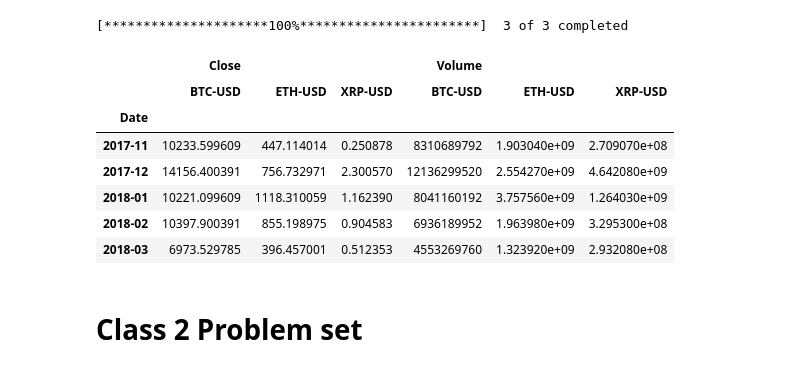
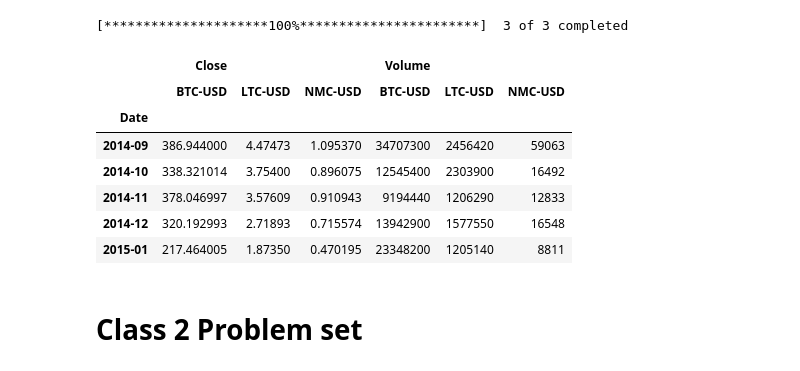
Before and after one commit to maxbranting/investment-theory, a Jupyter notebook: crypto-portfolio.ipynb, the cells around one changed output. Saved outputs shown, nothing was run; the diff lists cells and outputs as text; code cells hidden in the pictures.

```diff
--- a/crypto-portfolio.ipynb
+++ b/crypto-portfolio.ipynb
@@ -52,24 +52,24 @@ def save_to_desktop(dataframe:pd.DataFrame, file_name:str):
     dataframe.to_csv(desktop+'/'+file_name+'.csv', sep=';')
 # %%
 #tick = "BTC-USD ETH-USD XRP-USD ADA-USD SOL-USD DOGE-USD BUSD-USD MATIC-USD DOT-USD LTC-USD"
-tick = 'BTC-USD ETH-USD XRP-USD'
+tick = 'BTC-USD LTC-USD NMC-USD' #XRP DOGE
 st = '2000-12-01'
 en = '2020-12-31'
 intv = '1d'
 strpdt = 'm'
 col = ['Close', 'Volume']
 
 dftest = pull_stock_data(tick, st, en, intv, strpdt, col)
 dftest.head(5)
 # %% [output]
 [*********************100%***********************]  3 of 3 completed
 |  | Close |  |  | Volume |  |  |
-|  | BTC-USD | ETH-USD | XRP-USD | BTC-USD | ETH-USD | XRP-USD |
+|  | BTC-USD | LTC-USD | NMC-USD | BTC-USD | LTC-USD | NMC-USD |
 | Date |  |  |  |  |  |  |
-| 2017-11 | 10233.599609 | 447.114014 | 0.250878 | 8310689792 | 1.903040e+09 | 2.709070e+08 |
-| 2017-12 | 14156.400391 | 756.732971 | 2.300570 | 12136299520 | 2.554270e+09 | 4.642080e+09 |
-| 2018-01 | 10221.099609 | 1118.310059 | 1.162390 | 8041160192 | 3.757560e+09 | 1.264030e+09 |
-| 2018-02 | 10397.900391 | 855.198975 | 0.904583 | 6936189952 | 1.963980e+09 | 3.295300e+08 |
-| 2018-03 | 6973.529785 | 396.457001 | 0.512353 | 4553269760 | 1.323920e+09 | 2.932080e+08 |
+| 2014-09 | 386.944000 | 4.47473 | 1.095370 | 34707300 | 2456420 | 59063 |
+| 2014-10 | 338.321014 | 3.75400 | 0.896075 | 12545400 | 2303900 | 16492 |
+| 2014-11 | 378.046997 | 3.57609 | 0.910943 | 9194440 | 1206290 | 12833 |
+| 2014-12 | 320.192993 | 2.71893 | 0.715574 | 13942900 | 1577550 | 16548 |
+| 2015-01 | 217.464005 | 1.87350 | 0.470195 | 23348200 | 1205140 | 8811 |
 # %% [markdown]
 # Class 2 Problem set
```
Also changed, not shown: parts of 1 cell of this notebook, 1 other file.
